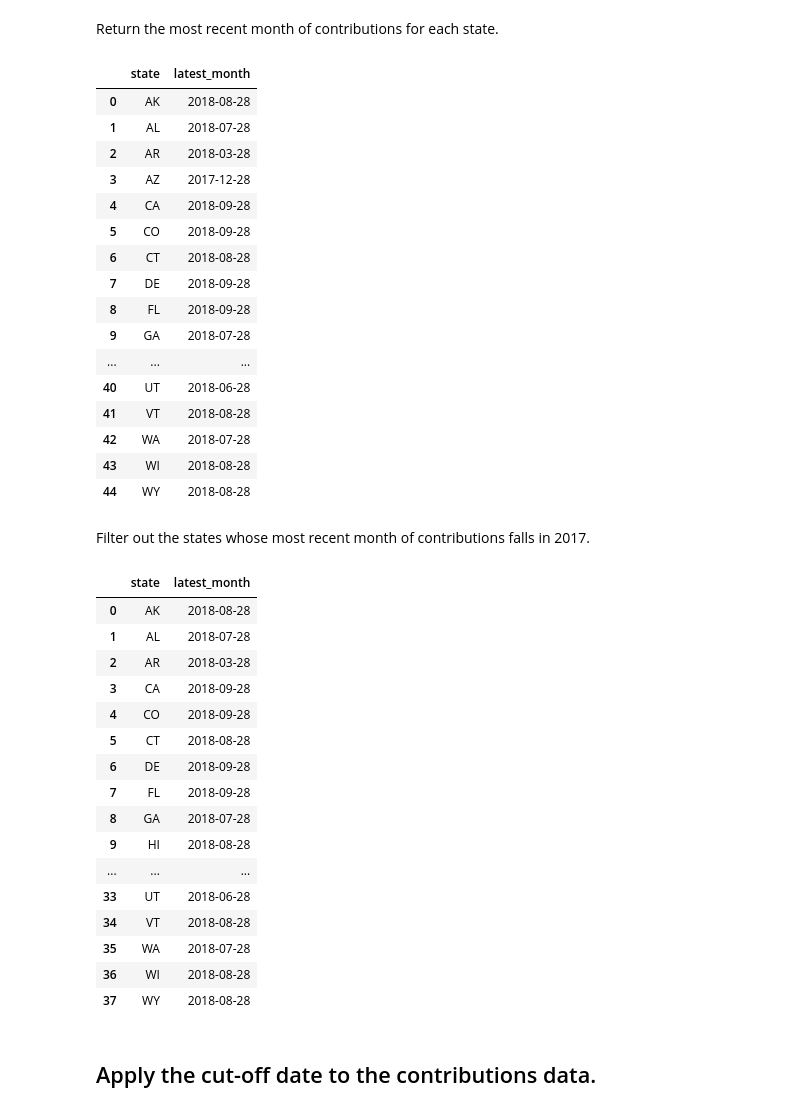
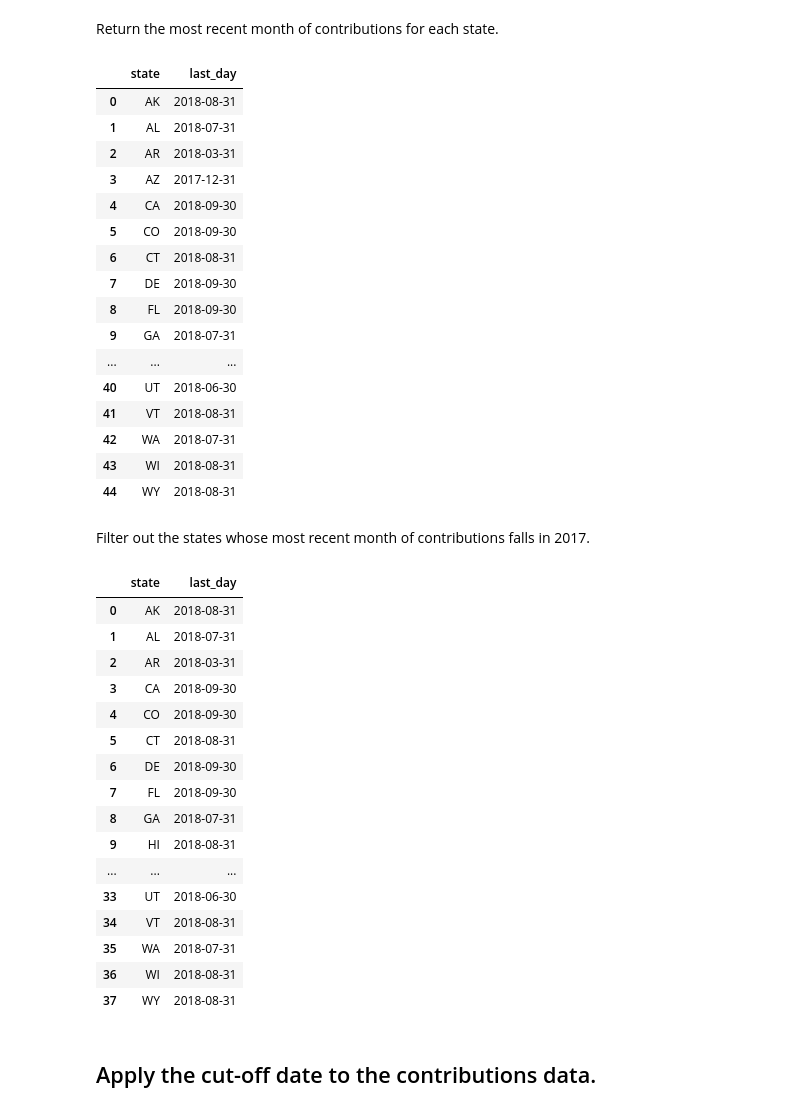
Before and after one commit to PublicI/out-of-state-contribs, a Jupyter notebook: data-prep.ipynb, the cells around one changed output. Drawn from its saved outputs; the diff is of its cells as text; code cells hidden in the pictures.

```diff
--- a/data-prep.ipynb
+++ b/data-prep.ipynb
@@ -253,8 +254,9 @@ See the caveats in the documentation: http://pandas.pydata.org/pandas-docs/stabl
 # %% [markdown]
 Because we want to use each state's month column as the cut-off date for contributions, we need to add a day to the month and the year and then convert the column to datetime data type.
 # %%
-grouped_by_month["month"] = grouped_by_month["month"].astype(str) + "-28" # No month has fewer than 28 days
-grouped_by_month["month"] = pd.to_datetime(grouped_by_month["month"], errors="coerce")
+#grouped_by_month["month"] = grouped_by_month["month"].astype(str) + "-28" # No month has fewer than 28 days
+#grouped_by_month["month"] = pd.to_datetime(grouped_by_month["month"], errors="coerce")
+grouped_by_month["last_day"] = pd.to_datetime(grouped_by_month["month"], format="%Y%m") + MonthEnd(1)
 grouped_by_month.info()
 # %% [output]
 <class 'pandas.core.frame.DataFrame'>
@@ -272,50 +284,50 @@ grouped_by_month = grouped_by_month[grouped_by_month["month"] <= "2018-10-28"]
 # %% [markdown]
 Return the most recent month of contributions for each state.
 # %%
-latest_month = grouped_by_month.groupby("state")["month"].max().reset_index()
-latest_month.rename(columns={"month": "latest_month"}, inplace=True)
+latest_month = grouped_by_month.groupby("state")["last_day"].max().reset_index()
+#latest_month.rename(columns={"month": "latest_month"}, inplace=True)
 latest_month
 # %% [output]
-|  | state | latest_month |
-| 0 | AK | 2018-08-28 |
-| 1 | AL | 2018-07-28 |
-| 2 | AR | 2018-03-28 |
-| 3 | AZ | 2017-12-28 |
-| 4 | CA | 2018-09-28 |
-| 5 | CO | 2018-09-28 |
-| 6 | CT | 2018-08-28 |
-| 7 | DE | 2018-09-28 |
-| 8 | FL | 2018-09-28 |
-| 9 | GA | 2018-07-28 |
+|  | state | last_day |
+| 0 | AK | 2018-08-31 |
+| 1 | AL | 2018-07-31 |
+| 2 | AR | 2018-03-31 |
+| 3 | AZ | 2017-12-31 |
+| 4 | CA | 2018-09-30 |
+| 5 | CO | 2018-09-30 |
+| 6 | CT | 2018-08-31 |
+| 7 | DE | 2018-09-30 |
+| 8 | FL | 2018-09-30 |
+| 9 | GA | 2018-07-31 |
 | ... | ... | ... |
-| 40 | UT | 2018-06-28 |
-| 41 | VT | 2018-08-28 |
-| 42 | WA | 2018-07-28 |
-| 43 | WI | 2018-08-28 |
-| 44 | WY | 2018-08-28 |
+| 40 | UT | 2018-06-30 |
+| 41 | VT | 2018-08-31 |
+| 42 | WA | 2018-07-31 |
+| 43 | WI | 2018-08-31 |
+| 44 | WY | 2018-08-31 |
 # %% [markdown]
 Filter out the states whose most recent month of contributions falls in 2017.
 # %%
-latest_month = latest_month[latest_month["latest_month"] > "2018-01-01"].reset_index(drop=True)
+latest_month = latest_month[latest_month["last_day"] >= "2018-01-01"].reset_index(drop=True)
 latest_month
 # %% [output]
-|  | state | latest_month |
-| 0 | AK | 2018-08-28 |
-| 1 | AL | 2018-07-28 |
-| 2 | AR | 2018-03-28 |
-| 3 | CA | 2018-09-28 |
-| 4 | CO | 2018-09-28 |
-| 5 | CT | 2018-08-28 |
-| 6 | DE | 2018-09-28 |
-| 7 | FL | 2018-09-28 |
-| 8 | GA | 2018-07-28 |
-| 9 | HI | 2018-08-28 |
+|  | state | last_day |
+| 0 | AK | 2018-08-31 |
+| 1 | AL | 2018-07-31 |
+| 2 | AR | 2018-03-31 |
+| 3 | CA | 2018-09-30 |
+| 4 | CO | 2018-09-30 |
+| 5 | CT | 2018-08-31 |
+| 6 | DE | 2018-09-30 |
+| 7 | FL | 2018-09-30 |
+| 8 | GA | 2018-07-31 |
+| 9 | HI | 2018-08-31 |
 | ... | ... | ... |
-| 33 | UT | 2018-06-28 |
-| 34 | VT | 2018-08-28 |
-| 35 | WA | 2018-07-28 |
-| 36 | WI | 2018-08-28 |
-| 37 | WY | 2018-08-28 |
+| 33 | UT | 2018-06-30 |
+| 34 | VT | 2018-08-31 |
+| 35 | WA | 2018-07-31 |
+| 36 | WI | 2018-08-31 |
+| 37 | WY | 2018-08-31 |
 # %% [markdown]
 ## Apply the cut-off date to the contributions data.
 # %% [markdown]
```
Also changed, not shown: parts of 14 cells of this notebook, 1 other file.
